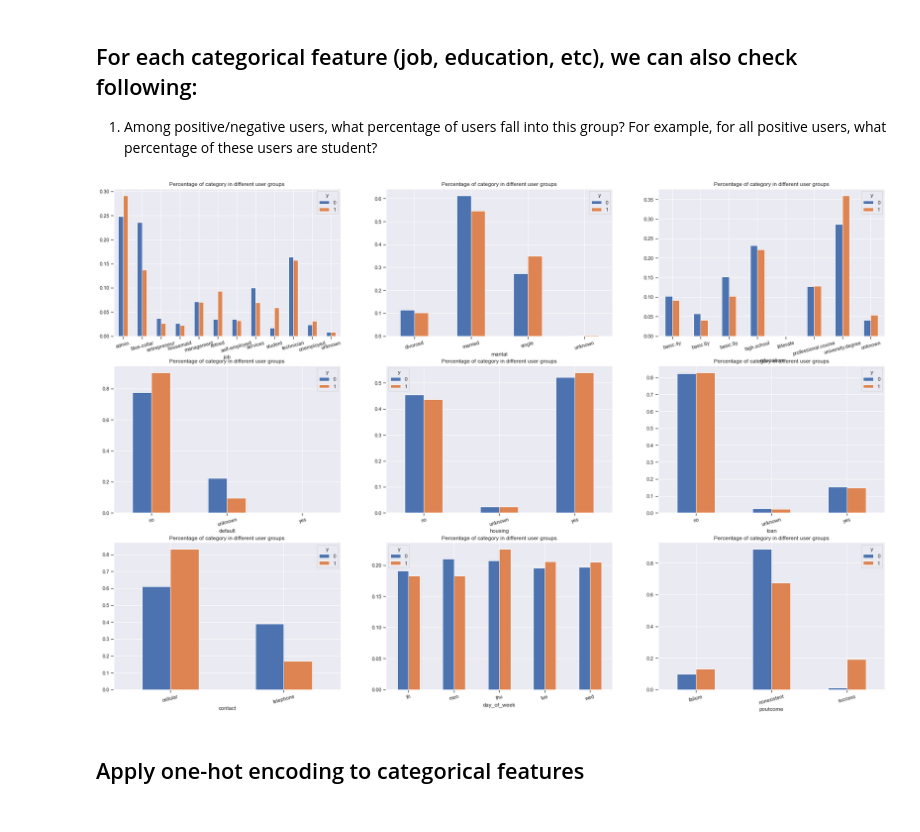
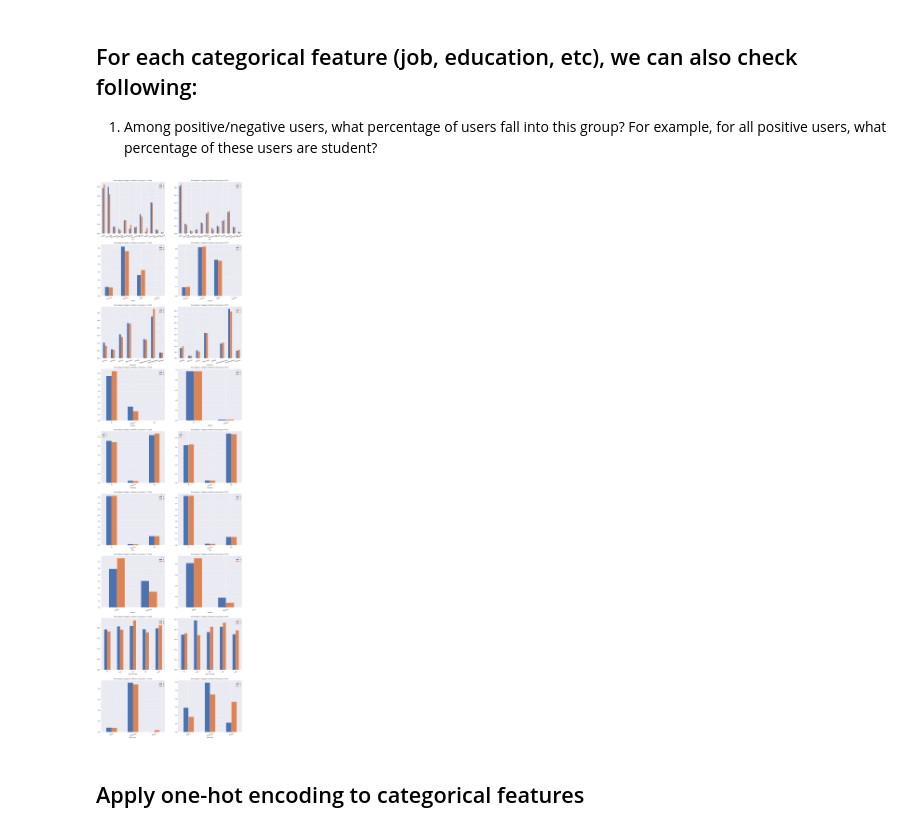
Before and after one commit to has64pitt/bank_marketing, a Jupyter notebook: Bank_Marketing_Case_Study.ipynb, the cells around one changed output. Cells and saved outputs as stored; diff of their text form; code cells hidden in the pictures.

```diff
--- a/Bank_Marketing_Case_Study.ipynb
+++ b/Bank_Marketing_Case_Study.ipynb
@@ -303,23 +303,28 @@ Name: y, dtype: float64
 ## For each categorical feature (job, education, etc), we can also check following:
 1) Among positive/negative users, what percentage of users fall into this group? For example, for all positive users, what percentage of these users are student?
 # %%
-f, axes = plt.subplots(3, 3, figsize = (30, 20))
+f, axes = plt.subplots(9, 2, figsize = (20, 80))
 axes = axes.flatten()
 
 count = 0
 cat_cols = []
 for col in data.columns[:]:
     if (data[col].dtypes == 'object'):
         cat_cols.append(col)
 
-        tmpdf = data.groupby('y')[col].value_counts(normalize=True)
+        tmpdf = data.iloc[:n_split].groupby('y')[col].value_counts(normalize=True)
         tmpdf = tmpdf.unstack(0)
-        tmpdf.plot.bar(rot = 15, ax = axes[count], grid = True, title = 'Percentage of category in different user groups')
+        tmpdf.plot.bar(rot = 15, ax = axes[2*count], grid = True, title = 'Percentage of category in different user groups in TRAIN')
+
+        tmpdf = data.iloc[n_split:].groupby('y')[col].value_counts(normalize=True)
+        tmpdf = tmpdf.unstack(0)
+        tmpdf.plot.bar(rot = 15, ax = axes[2*count+1], grid = True, title = 'Percentage of category in different user groups in TEST')
+
 
 
         count += 1
 # %% [output]
-[figure, old version]
+[figure, new version]
 # %% [markdown]
 ## Apply one-hot encoding to categorical features
 # %%
```
